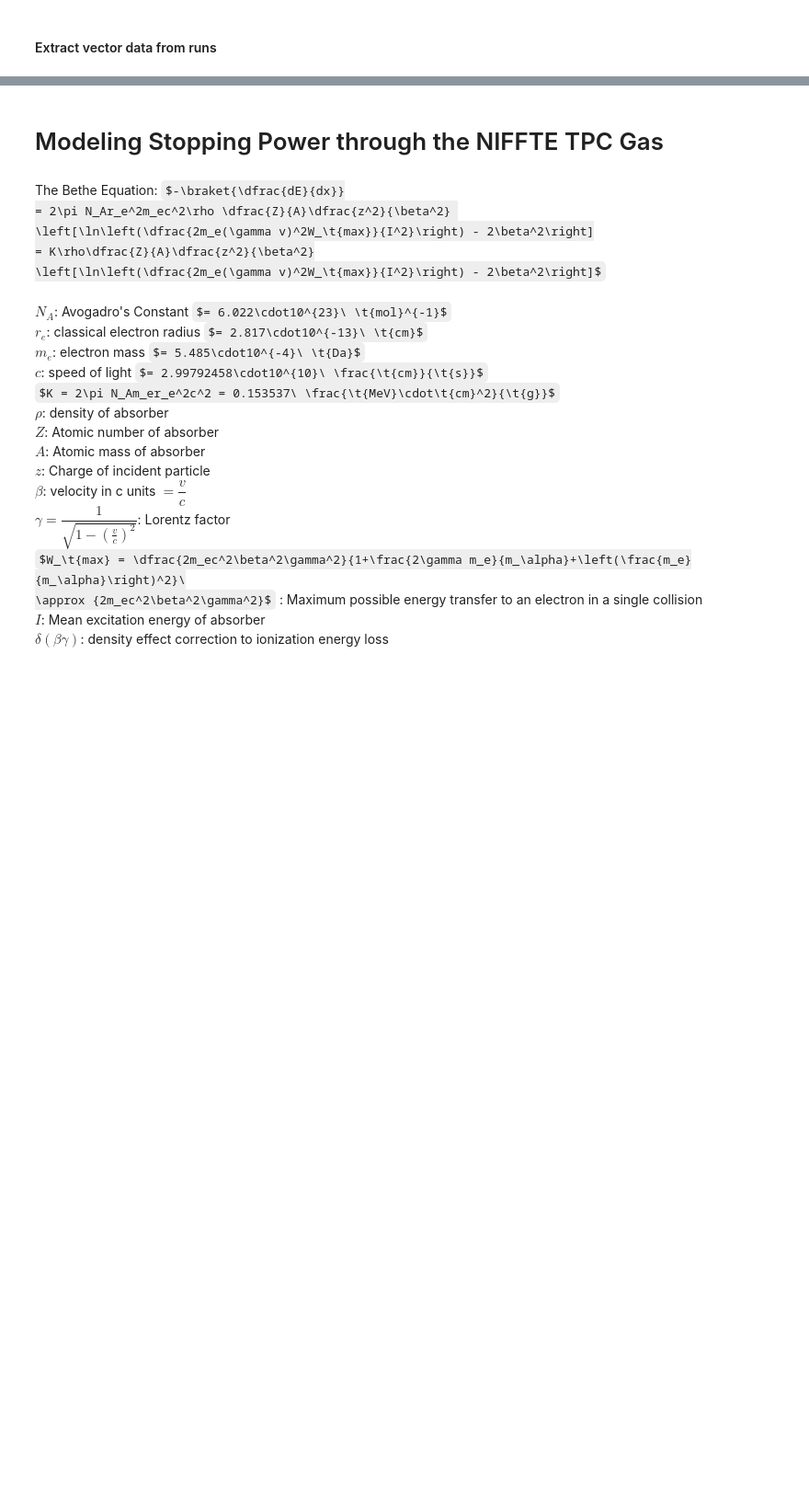
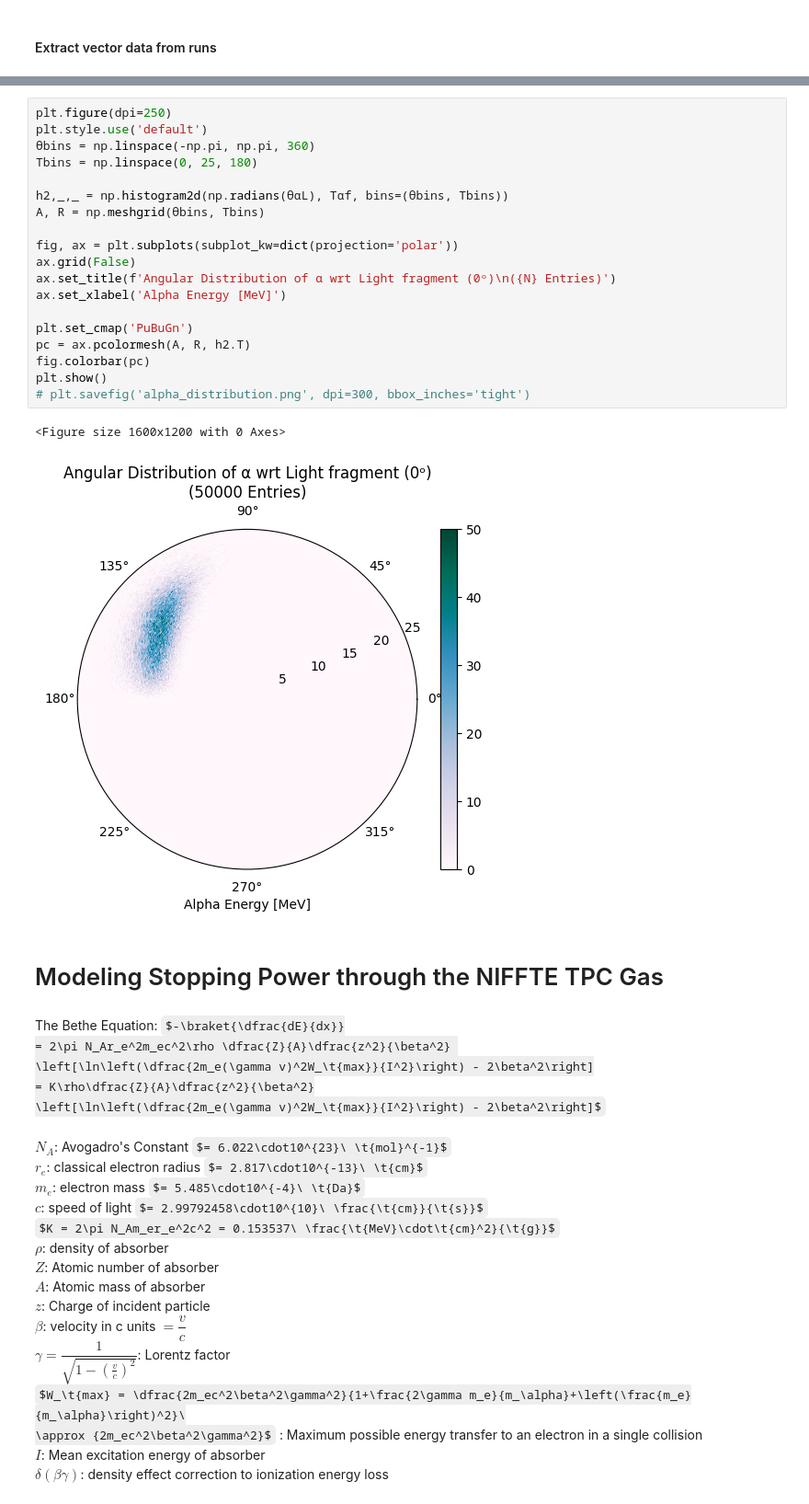
Before and after one commit to jfuzaroa/fission_sim, a Jupyter notebook: ternary_mcs.ipynb, the cells around one changed output, grey strips where cells are left out. Shown: that part at 92% size. Cells and saved outputs as stored; diff of their text form; some formulas as TeX source; blank space fills up the shorter version.

```diff
--- a/ternary_mcs.ipynb
+++ b/ternary_mcs.ipynb
@@ -390,3 +424,25 @@ Tαf = KE(mα, vαf)
+# %%
+plt.figure(dpi=250)
+plt.style.use('default')
+θbins = np.linspace(-np.pi, np.pi, 360)
+Tbins = np.linspace(0, 25, 180)
+
+h2,_,_ = np.histogram2d(np.radians(θαL), Tαf, bins=(θbins, Tbins))
+A, R = np.meshgrid(θbins, Tbins)
+
+fig, ax = plt.subplots(subplot_kw=dict(projection='polar'))
+ax.grid(False)
+ax.set_title(f'Angular Distribution of α wrt Light fragment (0ᵒ)\n({N} Entries)')
+ax.set_xlabel('Alpha Energy [MeV]')
+
+plt.set_cmap('PuBuGn')
+pc = ax.pcolormesh(A, R, h2.T)
+fig.colorbar(pc)
+plt.show()
+# plt.savefig('alpha_distribution.png', dpi=300, bbox_inches='tight')
+# %% [output]
+<Figure size 1600x1200 with 0 Axes>
+[figure, new version]
 # %% [markdown]
 # Modeling Stopping Power through the NIFFTE TPC Gas
 # %% [markdown]
```
Also changed, not shown: parts of 22 cells of this notebook, 4 other files.
